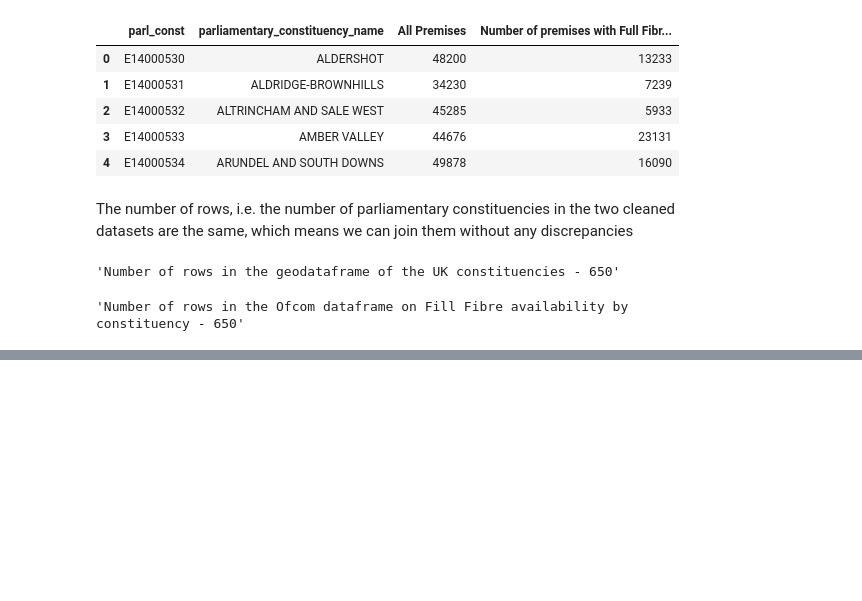
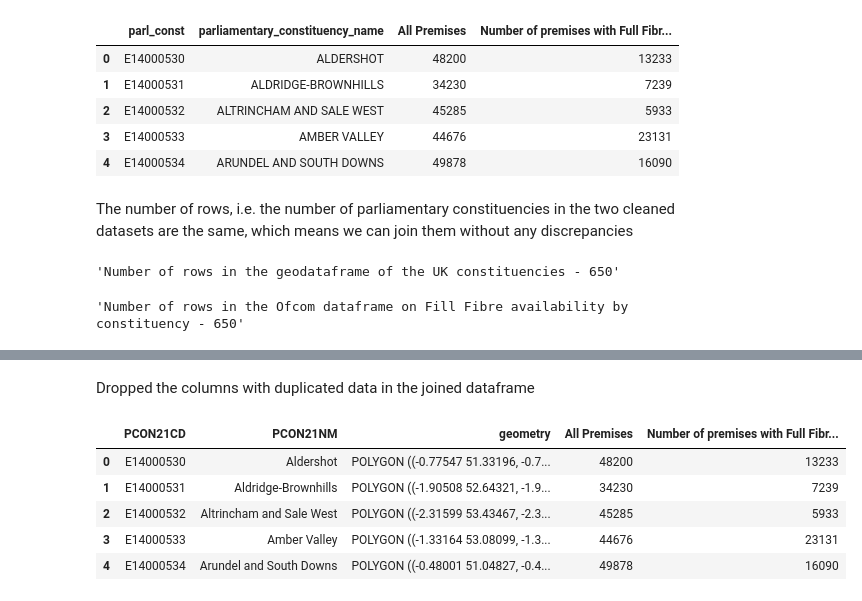
Before and after one commit to yuliiabosher/Fiber-optic-project, a Jupyter notebook: Parliamentary_constituencies_FTTP.ipynb, the cells around one changed output, grey strips where cells are left out. Drawn from its saved outputs; the diff is of its cells as text; code cells hidden in the pictures; blank space fills up the shorter version.

```diff
--- a/Parliamentary_constituencies_FTTP.ipynb
+++ b/Parliamentary_constituencies_FTTP.ipynb
@@ -109,0 +128,13 @@ display(f'Number of rows in the Ofcom dataframe on Fill Fibre availability by co
+# %% [markdown]
+Dropped the columns with duplicated data in the joined dataframe
+# %%
+fibre_by_constituency_geo.drop('parl_const', axis=1, inplace=True)
+fibre_by_constituency_geo.drop('parliamentary_constituency_name', axis=1, inplace=True)
+display(fibre_by_constituency_geo.head())
+# %% [output]
+|  | PCON21CD | PCON21NM | geometry | All Premises | Number of premises with Full Fibr... |
+| 0 | E14000530 | Aldershot | POLYGON ((-0.77547 51.33196, -0.7... | 48200 | 13233 |
+| 1 | E14000531 | Aldridge-Brownhills | POLYGON ((-1.90508 52.64321, -1.9... | 34230 | 7239 |
+| 2 | E14000532 | Altrincham and Sale West | POLYGON ((-2.31599 53.43467, -2.3... | 45285 | 5933 |
+| 3 | E14000533 | Amber Valley | POLYGON ((-1.33164 53.08099, -1.3... | 44676 | 23131 |
+| 4 | E14000534 | Arundel and South Downs | POLYGON ((-0.48001 51.04827, -0.4... | 49878 | 16090 |
```
Also changed, not shown: parts of 7 cells of this notebook.
